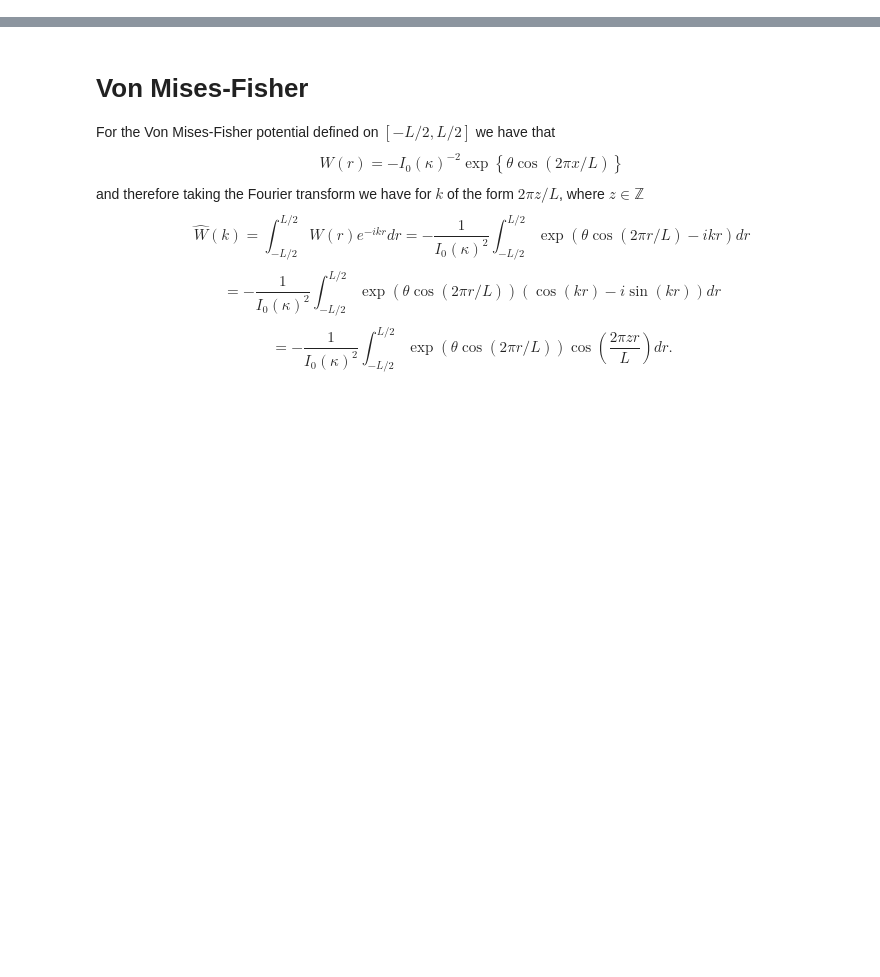
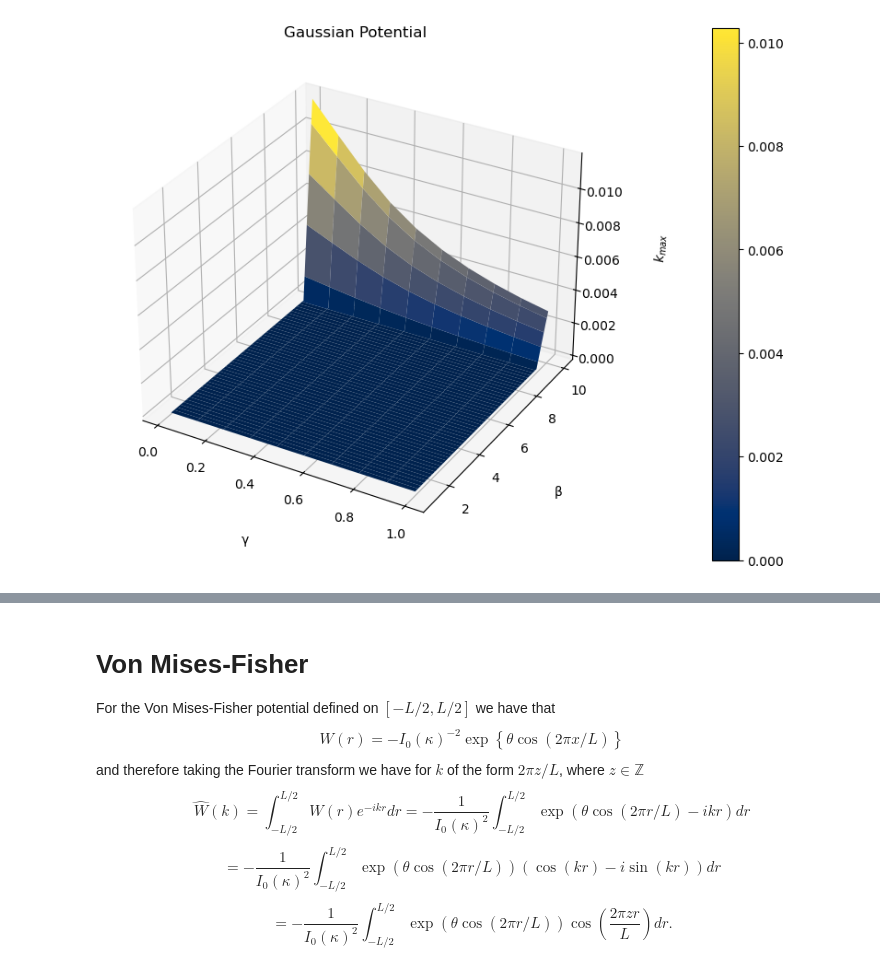
Before and after one commit to SchroedingersLion/Cluster-Formation-in-Diffusive-Systems, a Jupyter notebook: Spectral 3D Plots.ipynb, the cells around one changed output, grey strips where cells are left out. Cells and saved outputs as stored; diff of their text form; code cells hidden in the pictures; blank space fills up the shorter version.

```diff
--- a/Spectral 3D Plots.ipynb
+++ b/Spectral 3D Plots.ipynb
@@ -143,0 +192,20 @@ Text(0, 0.5, 'Frequency of phase transition')
+# %%
+# Plot spectral radius vs. (gamma, beta).
+
+fig = plt.figure(figsize =(10,15))
+ax = plt.axes(projection ='3d')
+
+X, Y = np.meshgrid(gamma_list, beta_list)
+
+surf = ax.plot_surface(X, Y, spectral_radius, cmap = plt.cm.cividis)
+
+ax.set_xlabel('γ', labelpad=20)
+ax.set_ylabel('β', labelpad=20)
+ax.set_zlabel('$k_{max}$', labelpad=20)
+ax.set_title('Gaussian Potential')
+
+fig.colorbar(surf, shrink=0.5, aspect=20, pad=0.15)
+
+plt.show()
+# %% [output]
+[figure, added]
```
Also changed, not shown: parts of 18 cells of this notebook.
